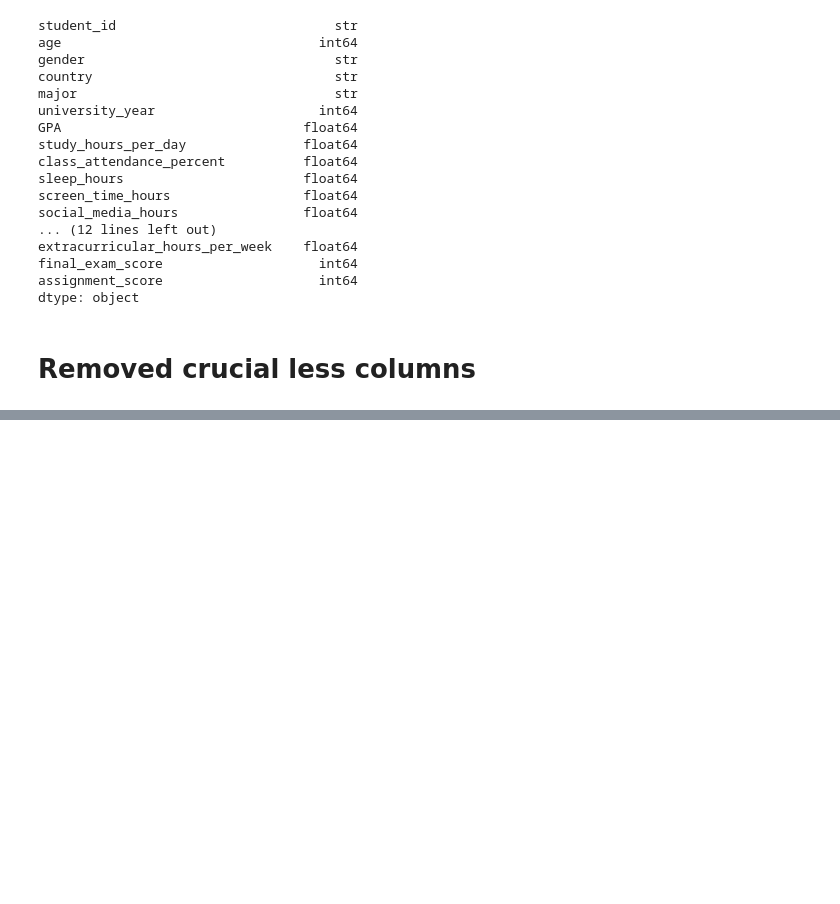
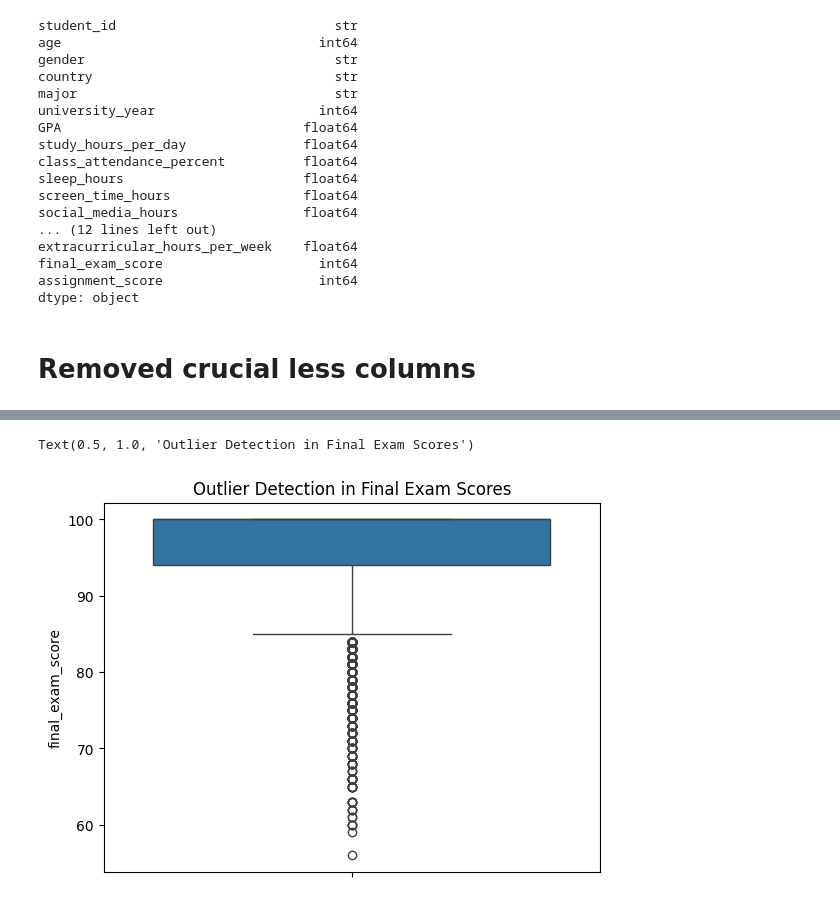
Before and after one commit to apsorawadifa-bot/PYTHON_FINAL_PROJECT, a Jupyter notebook: ppppppppppp/data.ipynb, the cells around one changed output, grey strips where cells are left out. Saved outputs shown, nothing was run; the diff lists cells and outputs as text; code cells hidden in the pictures; blank space fills up the shorter version.

```diff
--- a/ppppppppppp/data.ipynb
+++ b/ppppppppppp/data.ipynb
@@ -490,0 +566,6 @@ df[['total_screen_time','screen_time_hours','gaming_hours']].head()
+# %%
+sns.boxplot(y=df['final_exam_score'])
+plt.title('Outlier Detection in Final Exam Scores')
+# %% [output]
+Text(0.5, 1.0, 'Outlier Detection in Final Exam Scores')
+[figure, added]
```
Also changed, not shown: parts of 38 cells of this notebook.
